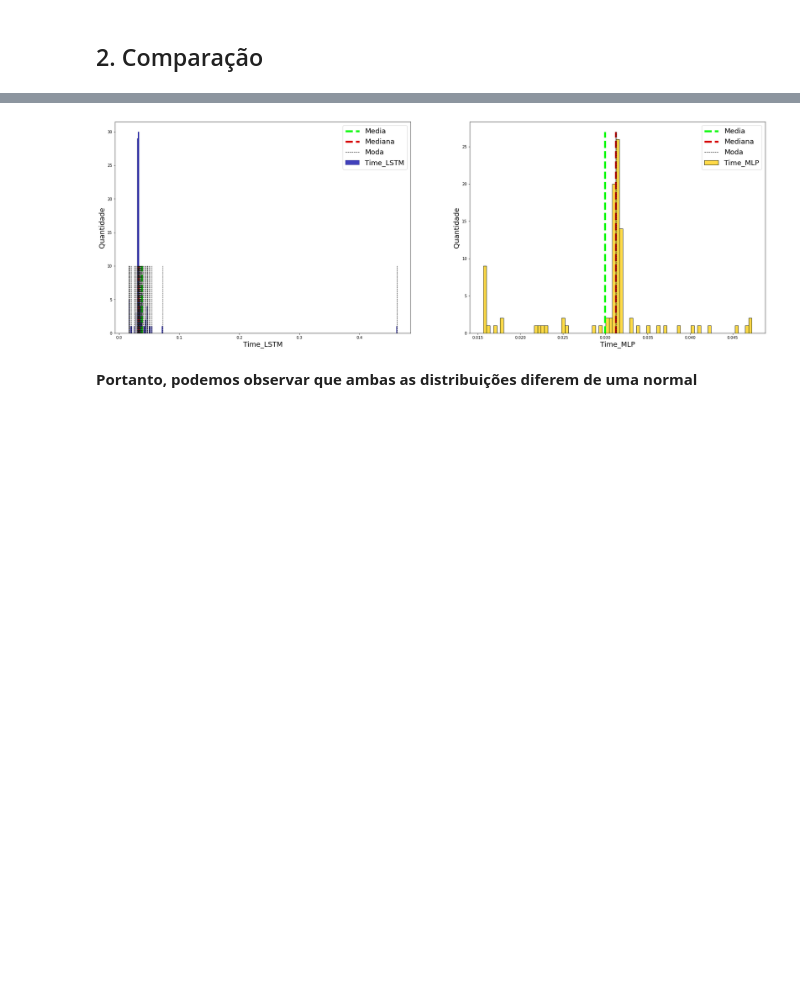
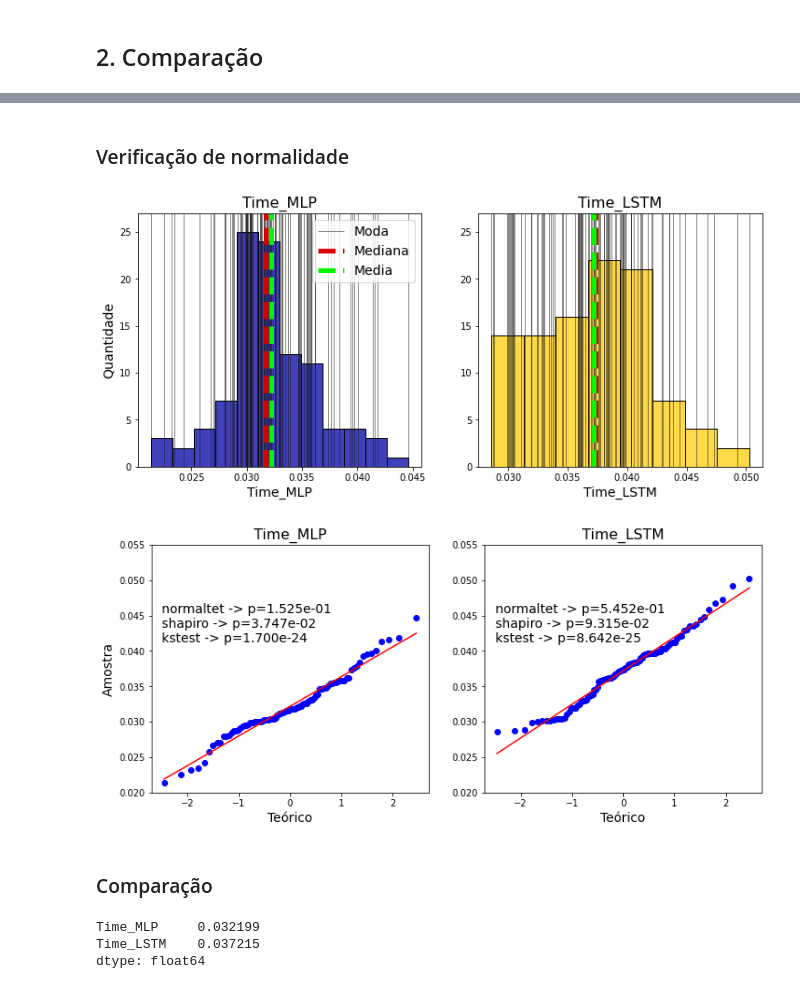
Before and after one commit to lucas-fpaiva/estatistica_pes, a Jupyter notebook: test-lstm-vs-pmc.ipynb, the cells around one changed output, grey strips where cells are left out. Cells and saved outputs as stored; diff of their text form; code cells hidden in the pictures; blank space fills up the shorter version.

```diff
--- a/test-lstm-vs-pmc.ipynb
+++ b/test-lstm-vs-pmc.ipynb
@@ -145,6 +177,18 @@ Time_MLP:  0.03931744881233144
+# %% [markdown]
+### Verificação de normalidade
 # %%
-plot_hist(data[:], cols=['Time_LSTM','Time_MLP'],color_hist=[colors[1],colors[-2]],max_hist=[10,27])
+plot_hist(data[:], cols=['Time_MLP','Time_LSTM'],color_hist=[colors[1],colors[-2]],max_hist=[10,27])
 # %% [output]
-[figure, old version]
+[figure, new version]
-# %% [markdown]
-**Portanto, podemos observar que ambas as distribuições diferem de uma normal**
+# %%
+normal_plot(data,cols=['Time_MLP', 'Time_LSTM'],lim=[0.02,0.055])
+# %% [output]
+[figure, added]
+# %% [markdown]
+### Comparação
+# %%
+data[['Time_MLP', 'Time_LSTM']].mean()
+# %% [output]
+Time_MLP     0.032199
+Time_LSTM    0.037215
+dtype: float64
```
Also changed, not shown: parts of 21 cells of this notebook.
